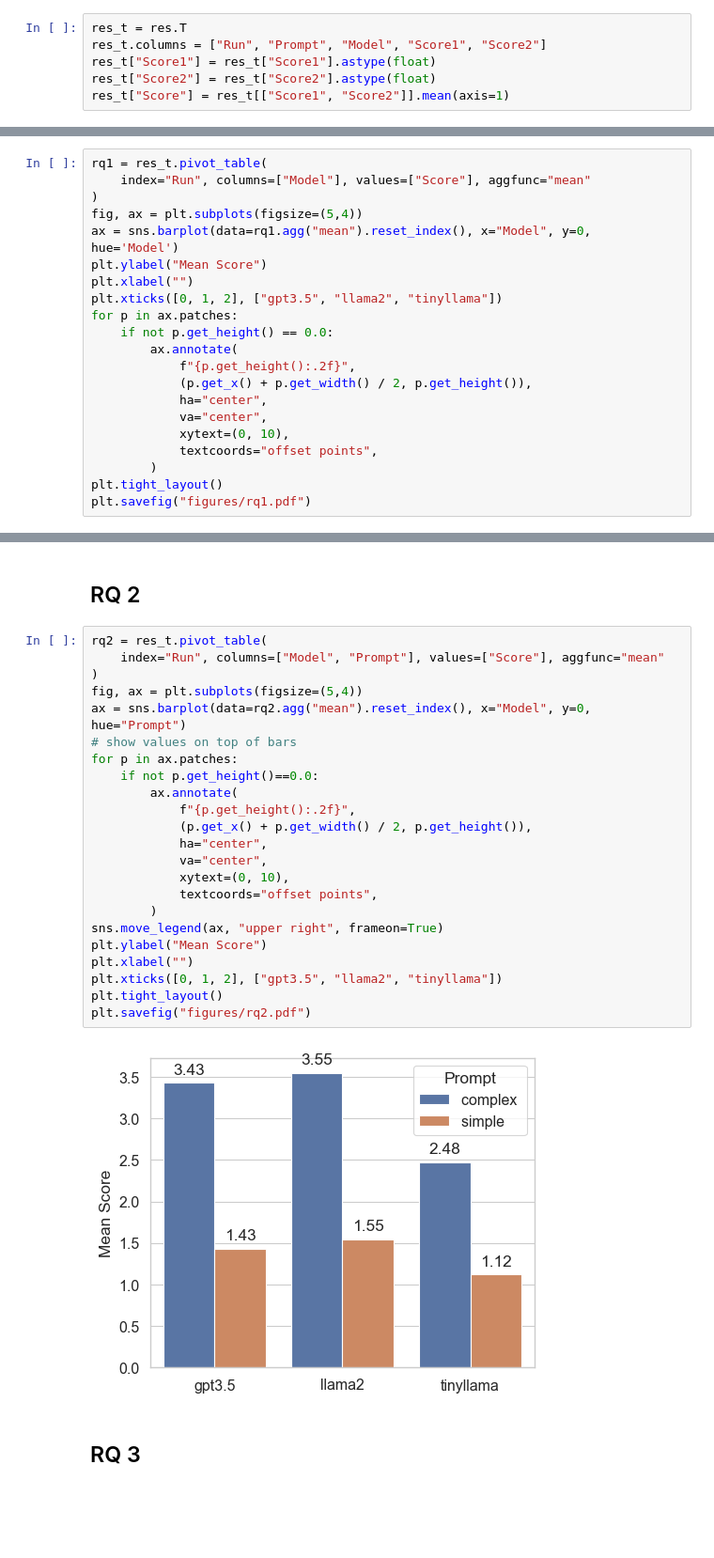
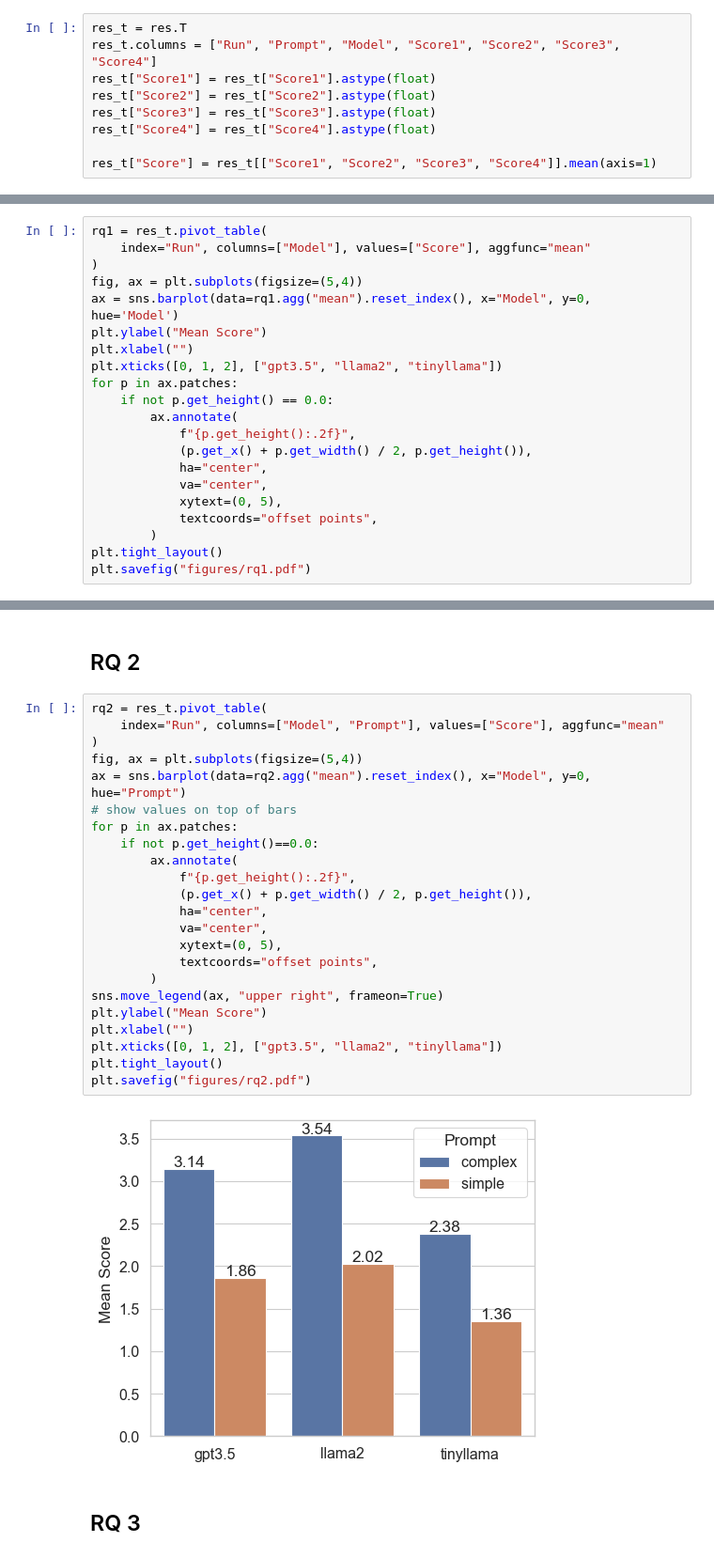
Before and after one commit to giordanoDaloisio/XQuantum, a Jupyter notebook: analysis.ipynb, the cells around one changed output, grey strips where cells are left out. Shown: that part at 94% size. Cells and saved outputs as stored; diff of their text form; blank space fills up the shorter version.

```diff
--- a/analysis.ipynb
+++ b/analysis.ipynb
@@ -9,9 +25,12 @@ res = pd.read_csv("results.csv", sep=";", header=None)
 # %%
 res_t = res.T
-res_t.columns = ["Run", "Prompt", "Model", "Score1", "Score2"]
+res_t.columns = ["Run", "Prompt", "Model", "Score1", "Score2", "Score3", "Score4"]
 res_t["Score1"] = res_t["Score1"].astype(float)
 res_t["Score2"] = res_t["Score2"].astype(float)
-res_t["Score"] = res_t[["Score1", "Score2"]].mean(axis=1)
+res_t["Score3"] = res_t["Score3"].astype(float)
+res_t["Score4"] = res_t["Score4"].astype(float)
+
+res_t["Score"] = res_t[["Score1", "Score2", "Score3", "Score4"]].mean(axis=1)
 # %% [markdown]
 ## RQ 1
 # %%
@@ -30,7 +49,7 @@ for p in ax.patches:
             (p.get_x() + p.get_width() / 2, p.get_height()),
             ha="center",
             va="center",
-            xytext=(0, 10),
+            xytext=(0, 5),
             textcoords="offset points",
         )
 plt.tight_layout()
@@ -42,28 +61,28 @@ plt.savefig("figures/rq1.pdf")
 # %%
 rq2 = res_t.pivot_table(
     index="Run", columns=["Model", "Prompt"], values=["Score"], aggfunc="mean"
 )
 fig, ax = plt.subplots(figsize=(5,4))
 ax = sns.barplot(data=rq2.agg("mean").reset_index(), x="Model", y=0, hue="Prompt")
 # show values on top of bars
 for p in ax.patches:
     if not p.get_height()==0.0:
         ax.annotate(
             f"{p.get_height():.2f}",
             (p.get_x() + p.get_width() / 2, p.get_height()),
             ha="center",
             va="center",
-            xytext=(0, 10),
+            xytext=(0, 5),
             textcoords="offset points",
         )
 sns.move_legend(ax, "upper right", frameon=True)
 plt.ylabel("Mean Score")
 plt.xlabel("")
 plt.xticks([0, 1, 2], ["gpt3.5", "llama2", "tinyllama"])
 plt.tight_layout()
 plt.savefig("figures/rq2.pdf")
 # %% [output]
-[figure, old version]
+[figure, new version]
 # %% [markdown]
 ## RQ 3
 # %%
```
Also changed, not shown: parts of 4 cells of this notebook, 4 other files.
